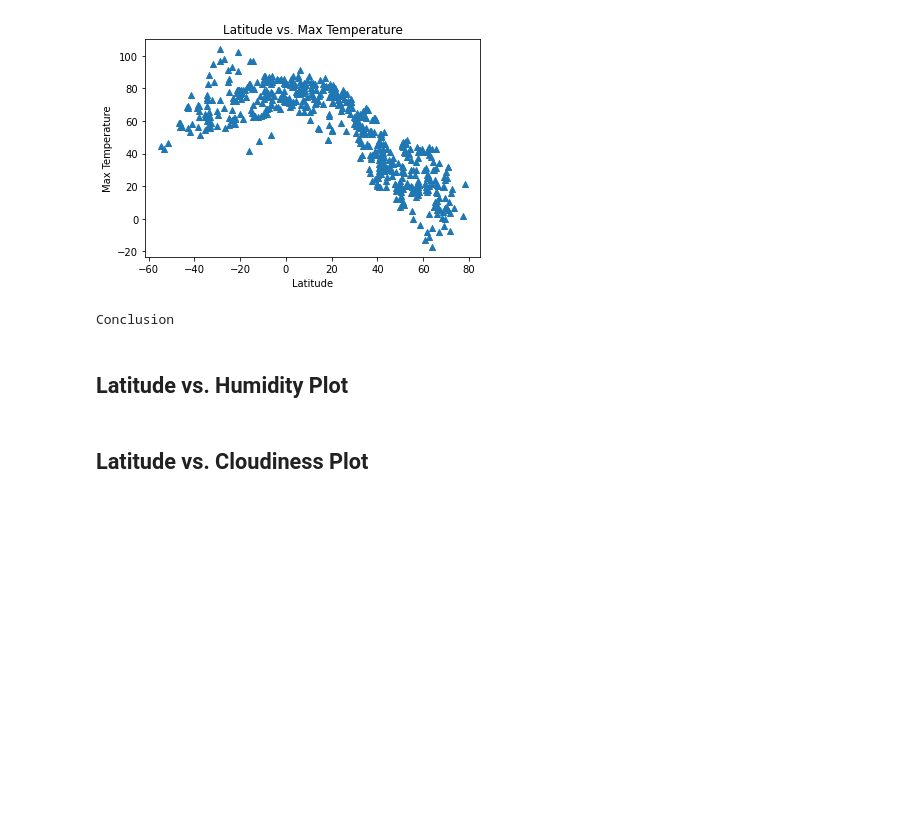
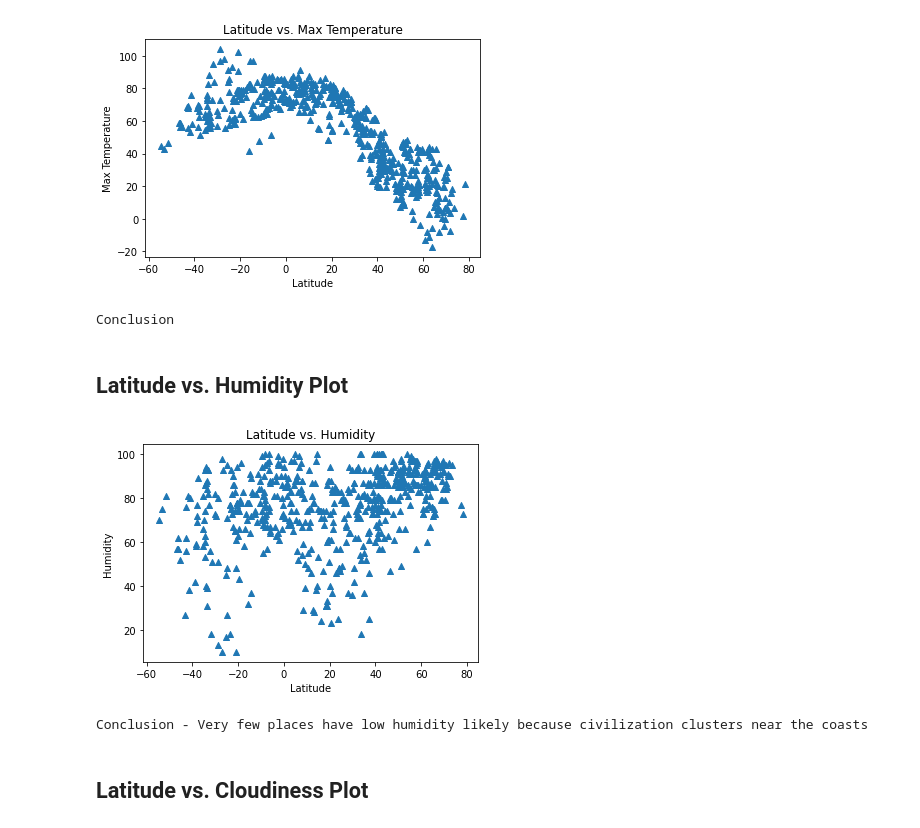
Before and after one commit to FLtoCOTransplant/api_challenge, a Jupyter notebook: weatherpy/WeatherPy.ipynb, the cells around one changed output. Cells and saved outputs as stored; diff of their text form; code cells hidden in the pictures; blank space fills up the shorter version.

Commit message:
glad I was able to prepare the plots

```diff
--- a/weatherpy/WeatherPy.ipynb
+++ b/weatherpy/WeatherPy.ipynb
@@ -184,15 +184,18 @@ Conclusion
 # %% [markdown]
 ## Latitude vs. Humidity Plot
 # %%
-plt.scatter(cities_df["lat"], cities_df["humidity"], marker = "^")
+plt.scatter(cities_df["Lat"], cities_df["Humidity"], marker = "^")
 plt.title("Latitude vs. Humidity")
 plt.xlabel("Latitude")
 plt.ylabel("Humidity")
 
-plt.savefig("Pics/Lat_v_Humidity.png")
+plt.savefig("Lat_v_Humidity.png")
 plt.show()
 
-print("Conclusion")
+print("Conclusion - Very few places have low humidity likely because civilization clusters near the coasts")
+# %% [output]
+[figure, added]
+Conclusion - Very few places have low humidity likely because civilization clusters near the coasts
 # %% [markdown]
 ## Latitude vs. Cloudiness Plot
 # %%
```
Also changed, not shown: parts of 2 cells of this notebook, 2 other files.
